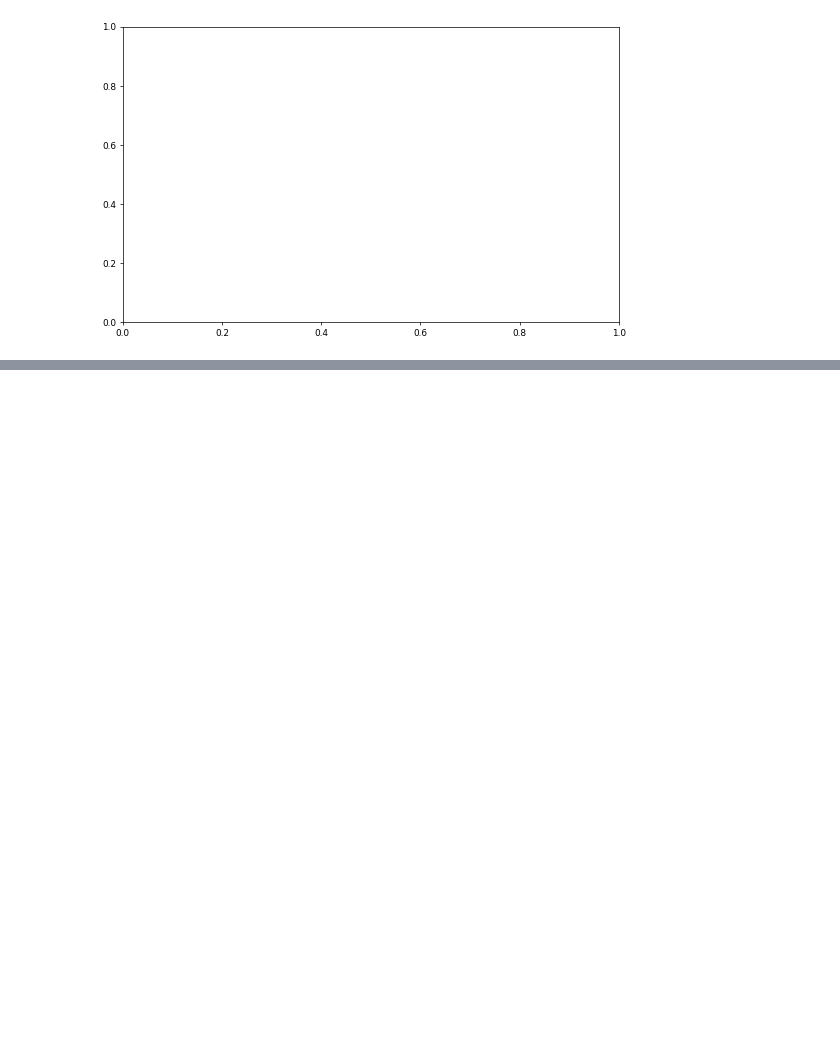
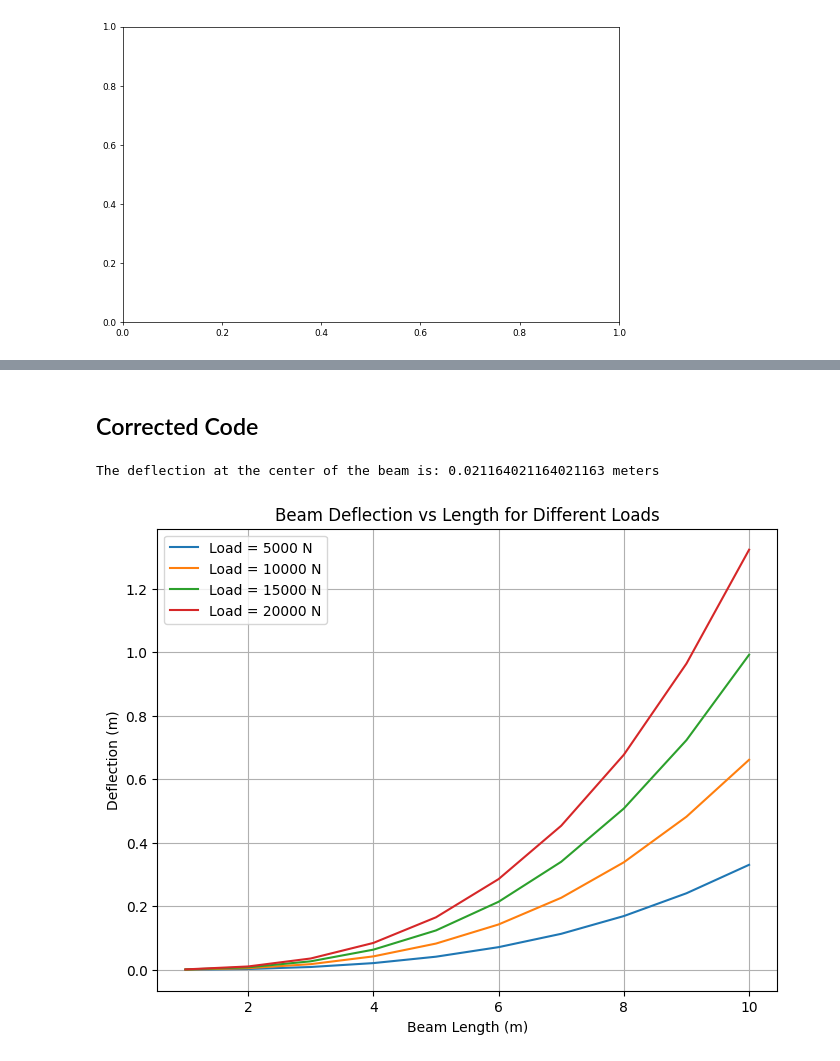
Before and after one commit to lucasmeza/UW_ME354, a Jupyter notebook: Labs/DataAnalysis.ipynb, the cells around one changed output, grey strips where cells are left out. Cells and saved outputs as stored; diff of their text form; code cells hidden in the pictures; blank space fills up the shorter version.

Commit message:
Added the mistakes problem

```diff
--- a/Labs/DataAnalysis.ipynb
+++ b/Labs/DataAnalysis.ipynb
@@ -195,0 +256,63 @@ ax.set_ylim(bottom=-0.1, top=2.5)
+# %% [markdown]
+## Corrected Code
+# %%
+# Mechanics of Materials: Beam Deflection Calculation
+
+# Importing necessary libraries
+import numpy as np
+import matplotlib.pyplot as plt
+
+# Defining the deflection function for a simply supported beam with a central load
+def beam_deflection(length, load, modulus, moment_of_inertia):  # Fixed the missing :
+    """
+    This function calculates the deflection at the center of a simply supported beam
+    subjected to a central point load using the formula:
+    deflection = (load * length^3) / (48 * modulus * moment_of_inertia)
+
+    Parameters:
+    length (float): Length of the beam (m)
+    load (float): Central load applied (N)
+    modulus (float): Young's Modulus of the material (Pa)
+    moment_of_inertia (float): Moment of inertia of the beam cross-section (m^4)
+
+    Returns:
+    float: Deflection at the center of the beam (m)
+    """
+    return (load * length ** 3) / (48 * modulus * moment_of_inertia)  # Fixed the missing )
+
+# Example values (these might not be realistic, just for demonstration)
+length = 4.0  # Length of the beam in meters
+load = 5000    # Load applied in Newtons
+modulus = 2.1e11  # Young's modulus in Pascals (steel)
+moment_of_inertia = 1.5e-6  # Moment of inertia in m^4
+
+# Calculate deflection
+deflection = beam_deflection(length, load, modulus, moment_of_inertia)
+print(f"The deflection at the center of the beam is: {deflection} meters")
+
+# Correcting the typo in variable name (lengths instead of lenghts)
+lengths = np.linspace(1, 10, 10)  # Lengths from 1 to 10 meters
+
+# Now we calculate deflections for each length properly
+deflections = [beam_deflection(l, load, modulus, moment_of_inertia) for l in lengths]  # Fixed the typo in lengths
+
+# Plotting the deflection as a function of length for different loads
+loads = np.array([5000, 10000, 15000, 20000])  # Different load values
+
+plt.figure(figsize=(8, 6))
+for load in loads:
+    # Recalculating deflections for each load in the loop
+    deflections = [beam_deflection(l, load, modulus, moment_of_inertia) for l in lengths]  # Mistake: This should be inside a loop for each load ## Corrected logic to recalculate deflection for each load
+
+    # Now plotting the deflection for each load
+    plt.plot(lengths, deflections, label=f"Load = {load} N")
+
+plt.title("Beam Deflection vs Length for Different Loads")
+plt.xlabel("Beam Length (m)")
+plt.ylabel("Deflection (m)")
+plt.legend()
+plt.grid(True)
+plt.show()
+# %% [output]
+The deflection at the center of the beam is: 0.021164021164021163 meters
+[figure, added]
```
Also changed, not shown: parts of 2 cells of this notebook.
